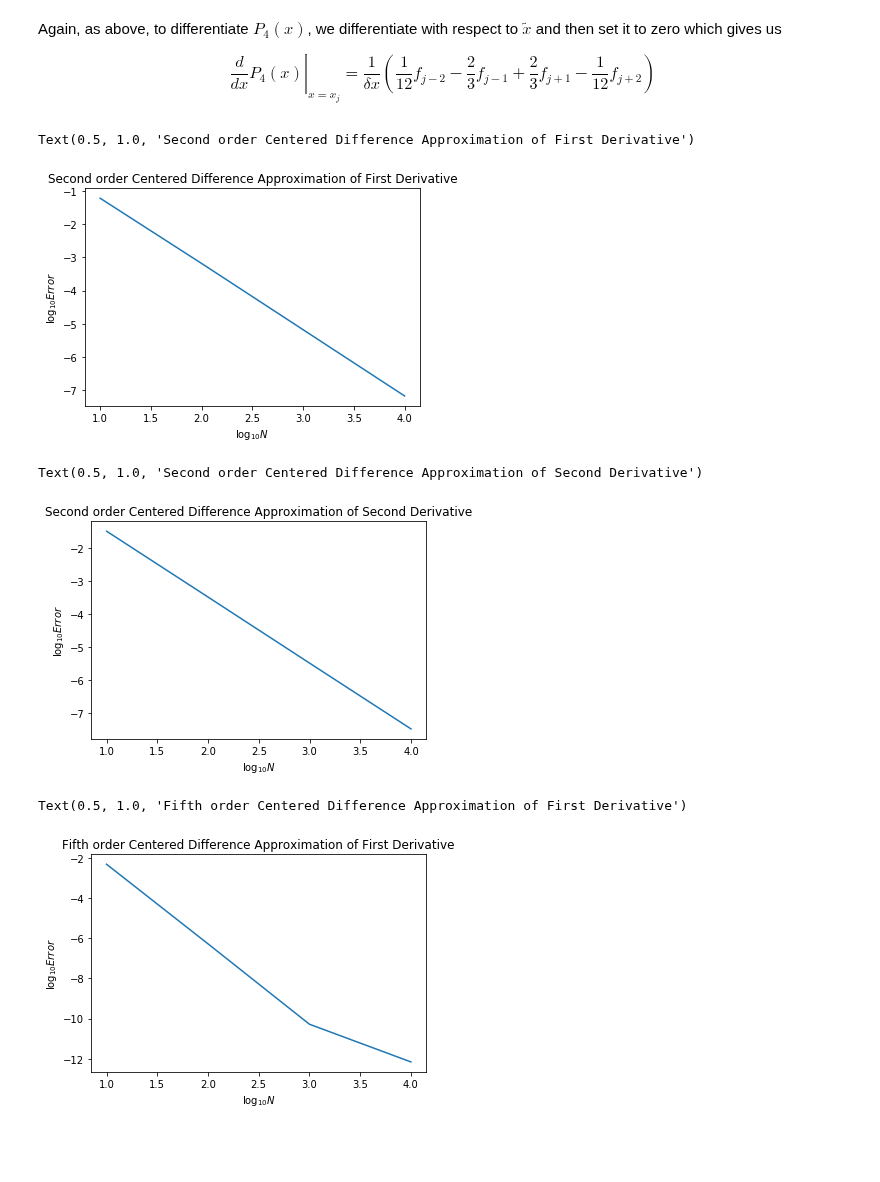
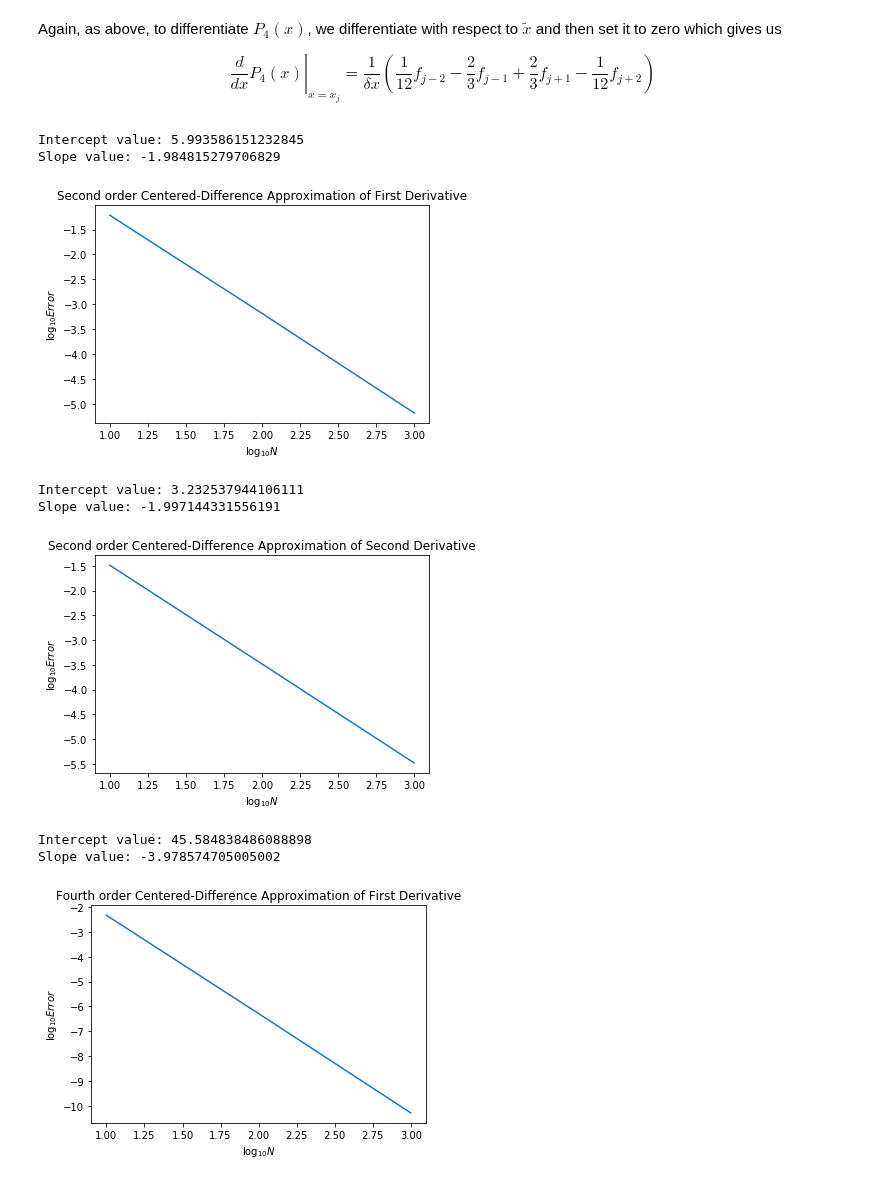
Before and after one commit to cwcurtis/Math-340-Notebooks, a Jupyter notebook: Assignments/Assignment_Nine_Solutions.ipynb, the cells around one changed output. Drawn from its saved outputs; the diff is of its cells as text; code cells hidden in the pictures; blank space fills up the shorter version.

```diff
--- a/Assignments/Assignment_Nine_Solutions.ipynb
+++ b/Assignments/Assignment_Nine_Solutions.ipynb
@@ -189,7 +214,12 @@ def dfdx2(fvals,dx):
     nterms = xvals.size
     return (fvals[2:]-2.*fvals[1:nterms-1]+fvals[0:nterms-2])/(dx**2.)
 
-Nvals = np.array([1e1,1e2,1e3,1e4])
+def slope_find(Nvals,evals):
+    ftprms = np.polyfit(np.log10(Nvals),evals,1)
+    print("Intercept value: %1.15f" %10.**(ftprms[1]))
+    print("Slope value: %1.15f" %ftprms[0])
+
+Nvals = np.array([1e1,1e2,1e3])
 errlodfdx = np.zeros(Nvals.size)
 errlodfdx2 = np.zeros(Nvals.size)
 errlodfdxho = np.zeros(Nvals.size)
@@ -210,23 +240,29 @@ for jj in range(Nvals.size):
 plt.plot(np.log10(Nvals),errlodfdx)
 plt.xlabel("$\log_{10} N$")
 plt.ylabel("$\log_{10} Error$")
-plt.title("Second order Centered Difference Approximation of First Derivative")
+plt.title("Second order Centered-Difference Approximation of First Derivative")
+slope_find(Nvals,errlodfdx)
 # %% [output]
-Text(0.5, 1.0, 'Second order Centered Difference Approximation of First Derivative')
+Intercept value: 5.993586151232845
+Slope value: -1.984815279706829
-[figure, old version]
+[figure, new version]
 # %%
 plt.plot(np.log10(Nvals),errlodfdx2)
 plt.xlabel("$\log_{10} N$")
 plt.ylabel("$\log_{10} Error$")
-plt.title("Second order Centered Difference Approximation of Second Derivative")
+plt.title("Second order Centered-Difference Approximation of Second Derivative")
+slope_find(Nvals,errlodfdx2)
 # %% [output]
-Text(0.5, 1.0, 'Second order Centered Difference Approximation of Second Derivative')
+Intercept value: 3.232537944106111
+Slope value: -1.997144331556191
-[figure, old version]
+[figure, new version]
 # %%
 plt.plot(np.log10(Nvals),errlodfdxho)
 plt.xlabel("$\log_{10} N$")
 plt.ylabel("$\log_{10} Error$")
-plt.title("Fifth order Centered Difference Approximation of First Derivative")
+plt.title("Fourth order Centered-Difference Approximation of First Derivative")
+slope_find(Nvals,errlodfdxho)
 # %% [output]
-Text(0.5, 1.0, 'Fifth order Centered Difference Approximation of First Derivative')
+Intercept value: 45.584838486088898
+Slope value: -3.978574705005002
-[figure, old version]
+[figure, new version]
```
Also changed, not shown: parts of 6 cells of this notebook.
